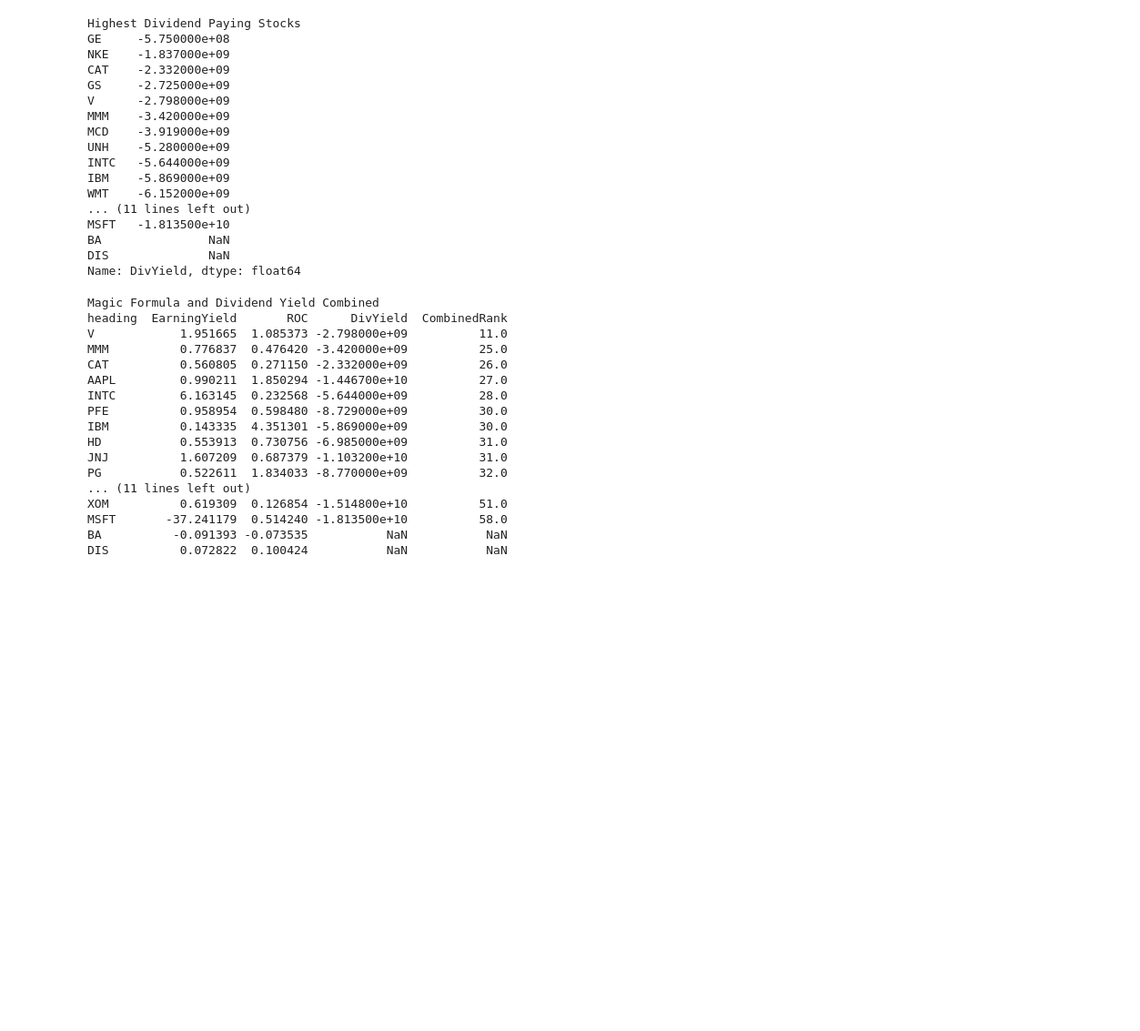
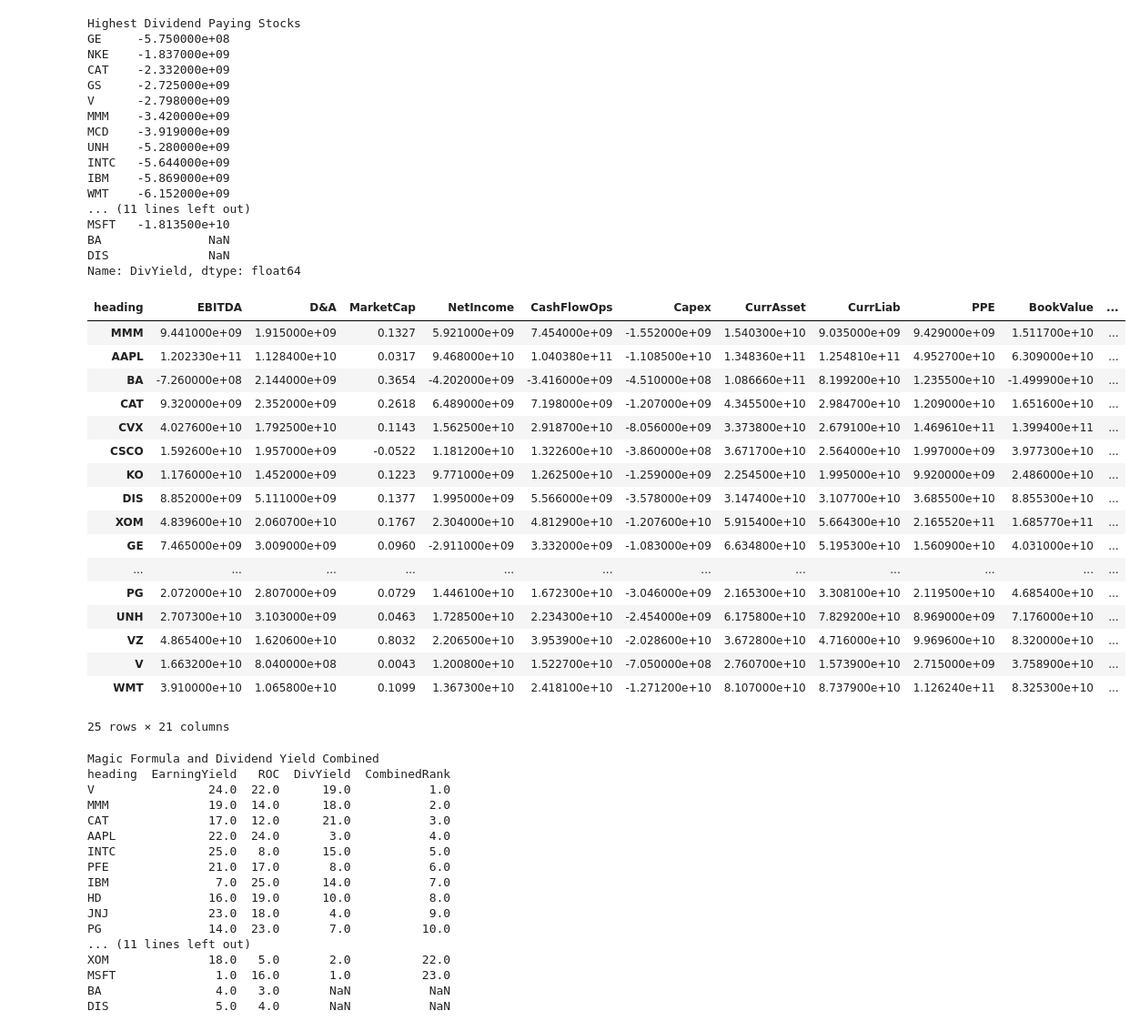
Before and after one commit to adi-kgp/Algorithm-Trading-and-Quantitative-Analyses, a Jupyter notebook: Value Investing/Magic_Formula_Implementation.ipynb, the cells around one changed output. Shown at 91% size. Drawn from its saved outputs; the diff is of its cells as text; code cells hidden in the pictures; blank space fills up the shorter version.

Commit message:
learnt about magic formula implementation for value investment

```diff
--- a/Value Investing/Magic_Formula_Implementation.ipynb
+++ b/Value Investing/Magic_Formula_Implementation.ipynb
@@ -193,27 +193,48 @@ MSFT   -1.813500e+10
 BA               NaN
 DIS              NaN
 Name: DivYield, dtype: float64
+# %%
+final_stats_val_df.T
+# %% [output]
+| heading | EBITDA | D&A | MarketCap | NetIncome | CashFlowOps | Capex | CurrAsset | CurrLiab | PPE | BookValue | ... |
+| MMM | 9.441000e+09 | 1.915000e+09 | 0.1327 | 5.921000e+09 | 7.454000e+09 | -1.552000e+09 | 1.540300e+10 | 9.035000e+09 | 9.429000e+09 | 1.511700e+10 | ... |
+| AAPL | 1.202330e+11 | 1.128400e+10 | 0.0317 | 9.468000e+10 | 1.040380e+11 | -1.108500e+10 | 1.348360e+11 | 1.254810e+11 | 4.952700e+10 | 6.309000e+10 | ... |
+| BA | -7.260000e+08 | 2.144000e+09 | 0.3654 | -4.202000e+09 | -3.416000e+09 | -4.510000e+08 | 1.086660e+11 | 8.199200e+10 | 1.235500e+10 | -1.499900e+10 | ... |
+| CAT | 9.320000e+09 | 2.352000e+09 | 0.2618 | 6.489000e+09 | 7.198000e+09 | -1.207000e+09 | 4.345500e+10 | 2.984700e+10 | 1.209000e+10 | 1.651600e+10 | ... |
+| CVX | 4.027600e+10 | 1.792500e+10 | 0.1143 | 1.562500e+10 | 2.918700e+10 | -8.056000e+09 | 3.373800e+10 | 2.679100e+10 | 1.469610e+11 | 1.399400e+11 | ... |
+| CSCO | 1.592600e+10 | 1.957000e+09 | -0.0522 | 1.181200e+10 | 1.322600e+10 | -3.860000e+08 | 3.671700e+10 | 2.564000e+10 | 1.997000e+09 | 3.977300e+10 | ... |
+| KO | 1.176000e+10 | 1.452000e+09 | 0.1223 | 9.771000e+09 | 1.262500e+10 | -1.259000e+09 | 2.254500e+10 | 1.995000e+10 | 9.920000e+09 | 2.486000e+10 | ... |
+| DIS | 8.852000e+09 | 5.111000e+09 | 0.1377 | 1.995000e+09 | 5.566000e+09 | -3.578000e+09 | 3.147400e+10 | 3.107700e+10 | 3.685500e+10 | 8.855300e+10 | ... |
+| XOM | 4.839600e+10 | 2.060700e+10 | 0.1767 | 2.304000e+10 | 4.812900e+10 | -1.207600e+10 | 5.915400e+10 | 5.664300e+10 | 2.165520e+11 | 1.685770e+11 | ... |
+| GE | 7.465000e+09 | 3.009000e+09 | 0.0960 | -2.911000e+09 | 3.332000e+09 | -1.083000e+09 | 6.634800e+10 | 5.195300e+10 | 1.560900e+10 | 4.031000e+10 | ... |
+| ... | ... | ... | ... | ... | ... | ... | ... | ... | ... | ... | ... |
+| PG | 2.072000e+10 | 2.807000e+09 | 0.0729 | 1.446100e+10 | 1.672300e+10 | -3.046000e+09 | 2.165300e+10 | 3.308100e+10 | 2.119500e+10 | 4.685400e+10 | ... |
+| UNH | 2.707300e+10 | 3.103000e+09 | 0.0463 | 1.728500e+10 | 2.234300e+10 | -2.454000e+09 | 6.175800e+10 | 7.829200e+10 | 8.969000e+09 | 7.176000e+10 | ... |
+| VZ | 4.865400e+10 | 1.620600e+10 | 0.8032 | 2.206500e+10 | 3.953900e+10 | -2.028600e+10 | 3.672800e+10 | 4.716000e+10 | 9.969600e+10 | 8.320000e+10 | ... |
+| V | 1.663200e+10 | 8.040000e+08 | 0.0043 | 1.200800e+10 | 1.522700e+10 | -7.050000e+08 | 2.760700e+10 | 1.573900e+10 | 2.715000e+09 | 3.758900e+10 | ... |
+| WMT | 3.910000e+10 | 1.065800e+10 | 0.1099 | 1.367300e+10 | 2.418100e+10 | -1.271200e+10 | 8.107000e+10 | 8.737900e+10 | 1.126240e+11 | 8.325300e+10 | ... |
+25 rows × 21 columns
 # %%
 # Magic formula and Dividend Yield Combined
-final_stats_val_df.loc["CombinedRank",:] = final_stats_val_df.loc["EarningYield",:].rank(ascending=False, method='first') + final_stats_val_df.loc["ROC",:].rank(ascending=False, method='first') + final_stats_val_df.loc["DivYield",:].rank(ascending=False, method='first')
-value_high_div_stocks = final_stats_val_df.T.sort_values("CombinedRank").loc[:, ["EarningYield", "ROC", "DivYield", "CombinedRank"]]
+final_stats_val_df.loc["CombRank",:] = final_stats_val_df.loc["EarningYield",:].rank(ascending=False, method='first') + final_stats_val_df.loc["ROC",:].rank(ascending=False, method='first') + final_stats_val_df.loc["DivYield",:].rank(ascending=False, method='first')
+value_high_div_stocks = final_stats_val_df.T.loc[:, ["EarningYield", "ROC", "DivYield", "CombinedRank"]].sort_values("CombinedRank")
 print("Magic Formula and Dividend Yield Combined")
-print(value_high_div_stocks)
+print(value_high_div_stocks.rank(method='first'))
 # %% [output]
 Magic Formula and Dividend Yield Combined
-heading  EarningYield       ROC      DivYield  CombinedRank
-V            1.951665  1.085373 -2.798000e+09          11.0
-MMM          0.776837  0.476420 -3.420000e+09          25.0
-CAT          0.560805  0.271150 -2.332000e+09          26.0
-AAPL         0.990211  1.850294 -1.446700e+10          27.0
-INTC         6.163145  0.232568 -5.644000e+09          28.0
-PFE          0.958954  0.598480 -8.729000e+09          30.0
-IBM          0.143335  4.351301 -5.869000e+09          30.0
-HD           0.553913  0.730756 -6.985000e+09          31.0
-JNJ          1.607209  0.687379 -1.103200e+10          31.0
-PG           0.522611  1.834033 -8.770000e+09          32.0
+heading  EarningYield   ROC  DivYield  CombinedRank
+V                24.0  22.0      19.0           1.0
+MMM              19.0  14.0      18.0           2.0
+CAT              17.0  12.0      21.0           3.0
+AAPL             22.0  24.0       3.0           4.0
+INTC             25.0   8.0      15.0           5.0
+PFE              21.0  17.0       8.0           6.0
+IBM               7.0  25.0      14.0           7.0
+HD               16.0  19.0      10.0           8.0
+JNJ              23.0  18.0       4.0           9.0
+PG               14.0  23.0       7.0          10.0
 ... (11 lines left out)
-XOM          0.619309  0.126854 -1.514800e+10          51.0
-MSFT       -37.241179  0.514240 -1.813500e+10          58.0
-BA          -0.091393 -0.073535           NaN           NaN
-DIS          0.072822  0.100424           NaN           NaN
+XOM              18.0   5.0       2.0          22.0
+MSFT              1.0  16.0       1.0          23.0
+BA                4.0   3.0       NaN           NaN
+DIS               5.0   4.0       NaN           NaN
```
